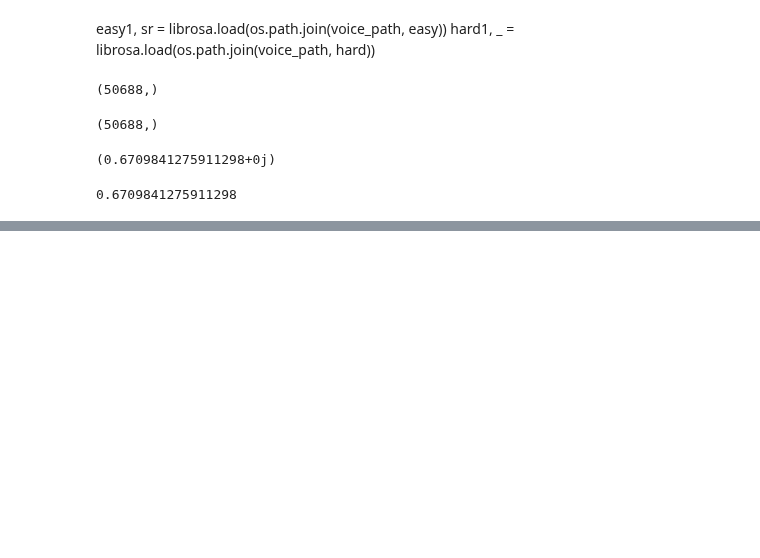
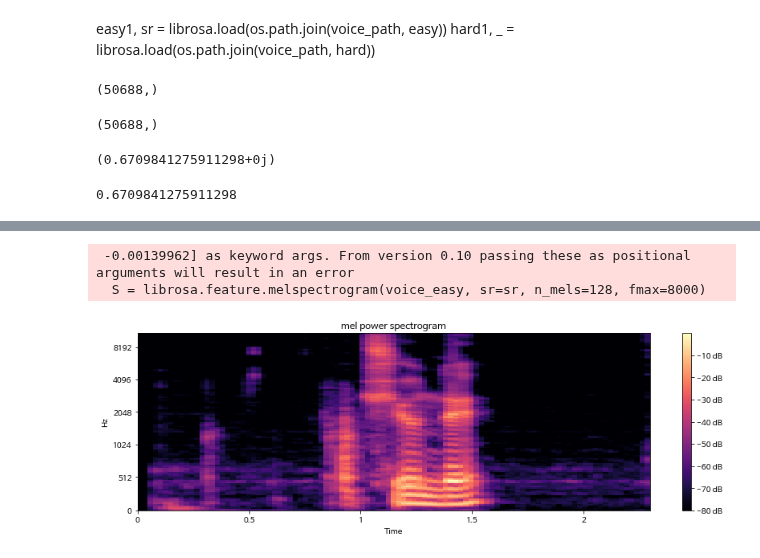
Before and after one commit to addinedu-amr/deeplearning-repo-1, a Jupyter notebook: audio_test.ipynb, the cells around one changed output, grey strips where cells are left out. Drawn from its saved outputs; the diff is of its cells as text; code cells hidden in the pictures; blank space fills up the shorter version.

```diff
--- a/audio_test.ipynb
+++ b/audio_test.ipynb
@@ -116,0 +159,14 @@ plot_magnitude_spectrum(voice_easy, "voice_easy", sr, 0.1)
+# %%
+S = librosa.feature.melspectrogram(voice_easy, sr=sr, n_mels=128, fmax=8000)
+
+S_dB= librosa.power_to_db(S, ref=np.max)
+plt.figure(figsize=(12, 4))
+img = librosa.display.specshow(S_dB, x_axis='time', y_axis='mel', sr=sr)
+plt.colorbar(format='%+02.0f dB')
+plt.title('mel power spectrogram')
+plt.tight_layout()
+plt.show()
+# %% [output]
+ -0.00139962] as keyword args. From version 0.10 passing these as positional arguments will result in an error
+  S = librosa.feature.melspectrogram(voice_easy, sr=sr, n_mels=128, fmax=8000)
+[figure, added]
```
Also changed, not shown: parts of 12 cells of this notebook, 1 other file.
